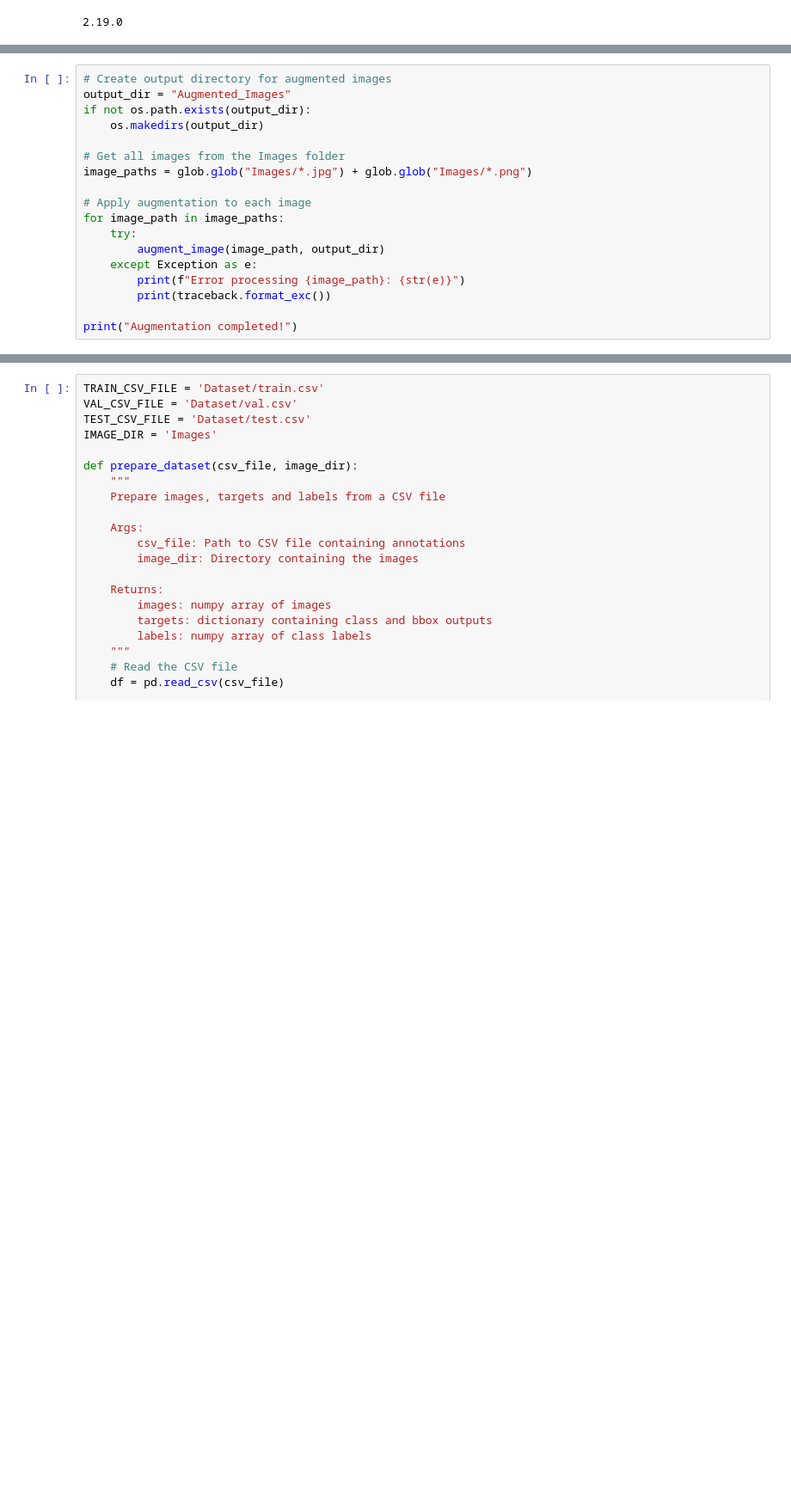
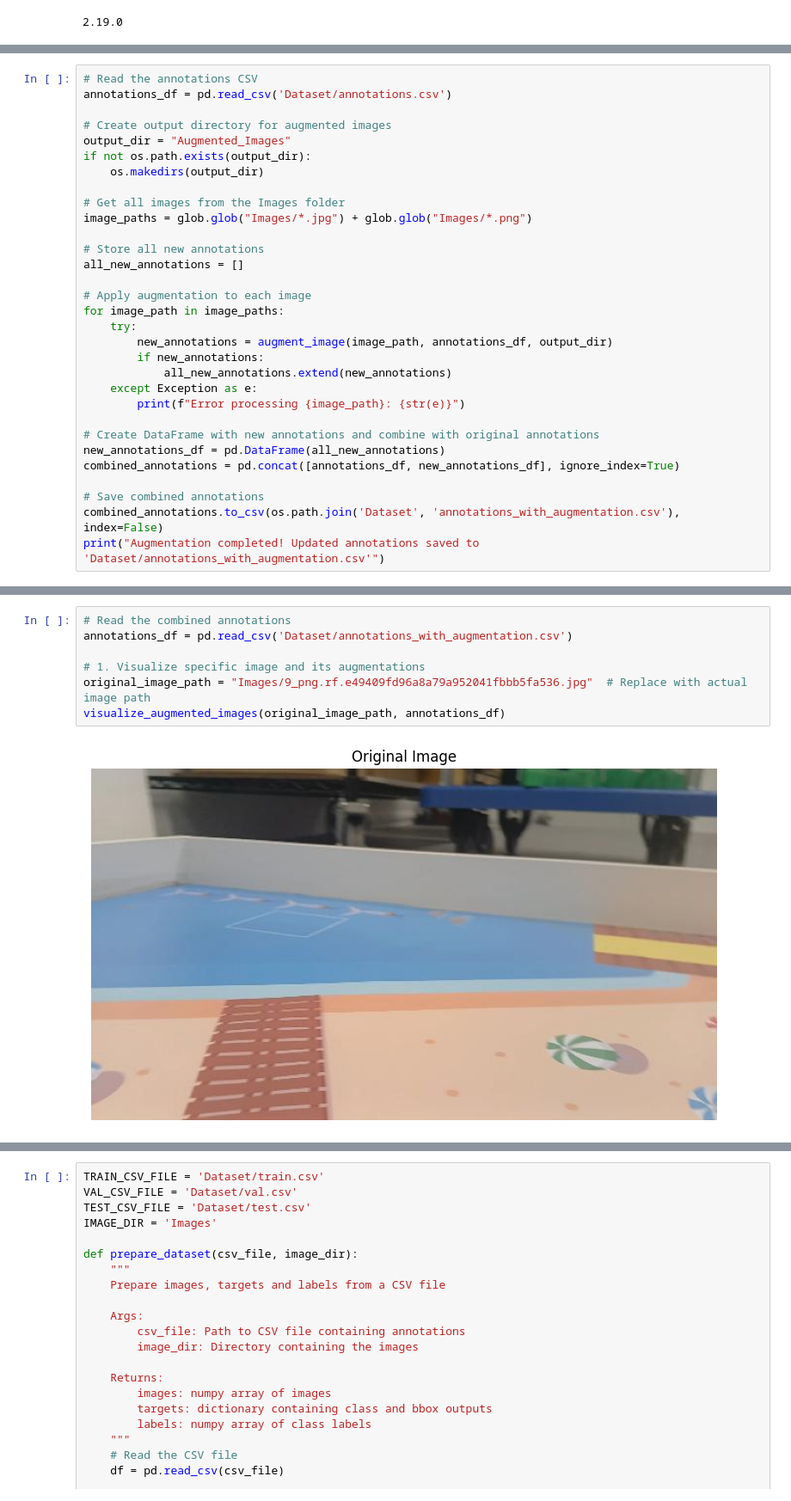
Before and after one commit to haizhehai/IDC-Grp5, a Jupyter notebook: CV.ipynb, the cells around one changed output, grey strips where cells are left out. Shown at 86% size. Drawn from its saved outputs; the diff is of its cells as text; blank space fills up the shorter version.

Commit message:
currently fixing augment iamge to allow augmentation of images containing nothing

```diff
--- a/CV.ipynb
+++ b/CV.ipynb
@@ -160,4 +325,7 @@ def augment_image(image_path, output_dir, num_augmentations=3):
 # %%
+# Read the annotations CSV
+annotations_df = pd.read_csv('Dataset/annotations.csv')
+
 # Create output directory for augmented images
 output_dir = "Augmented_Images"
 if not os.path.exists(output_dir):
@@ -166,13 +334,23 @@ if not os.path.exists(output_dir):
 # Get all images from the Images folder
 image_paths = glob.glob("Images/*.jpg") + glob.glob("Images/*.png")
 
+# Store all new annotations
+all_new_annotations = []
+
 # Apply augmentation to each image
 for image_path in image_paths:
     try:
-        augment_image(image_path, output_dir)
+        new_annotations = augment_image(image_path, annotations_df, output_dir)
+        if new_annotations:
+            all_new_annotations.extend(new_annotations)
     except Exception as e:
         print(f"Error processing {image_path}: {str(e)}")
-        print(traceback.format_exc())
 
-print("Augmentation completed!")
+# Create DataFrame with new annotations and combine with original annotations
+new_annotations_df = pd.DataFrame(all_new_annotations)
+combined_annotations = pd.concat([annotations_df, new_annotations_df], ignore_index=True)
+
+# Save combined annotations
+combined_annotations.to_csv(os.path.join('Dataset', 'annotations_with_augmentation.csv'), index=False)
+print("Augmentation completed! Updated annotations saved to 'Dataset/annotations_with_augmentation.csv'")
 # %% [output]
@@ -197,3 +450,12 @@ KeyboardInterrupt:
+# %%
+# Read the combined annotations
+annotations_df = pd.read_csv('Dataset/annotations_with_augmentation.csv')
+
+# 1. Visualize specific image and its augmentations
+original_image_path = "Images/9_png.rf.e49409fd96a8a79a952041fbbb5fa536.jpg"  # Replace with actual image path
+visualize_augmented_images(original_image_path, annotations_df)
+# %% [output]
+[figure, added]
 # %%
 def split_dataset(csv_path, train_ratio=0.7, val_ratio=0.15, test_ratio=0.15, random_state=202):
     """
```
Also changed, not shown: parts of 13 cells of this notebook.
